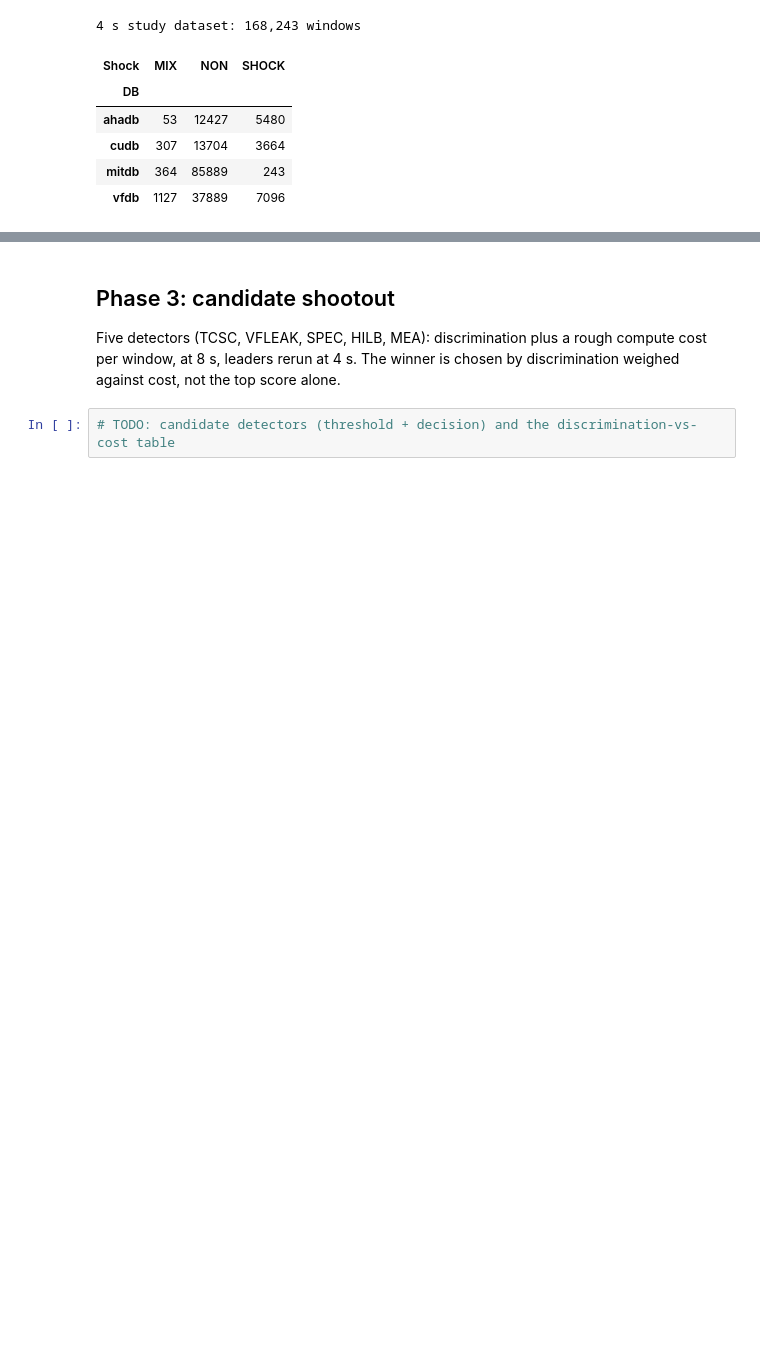
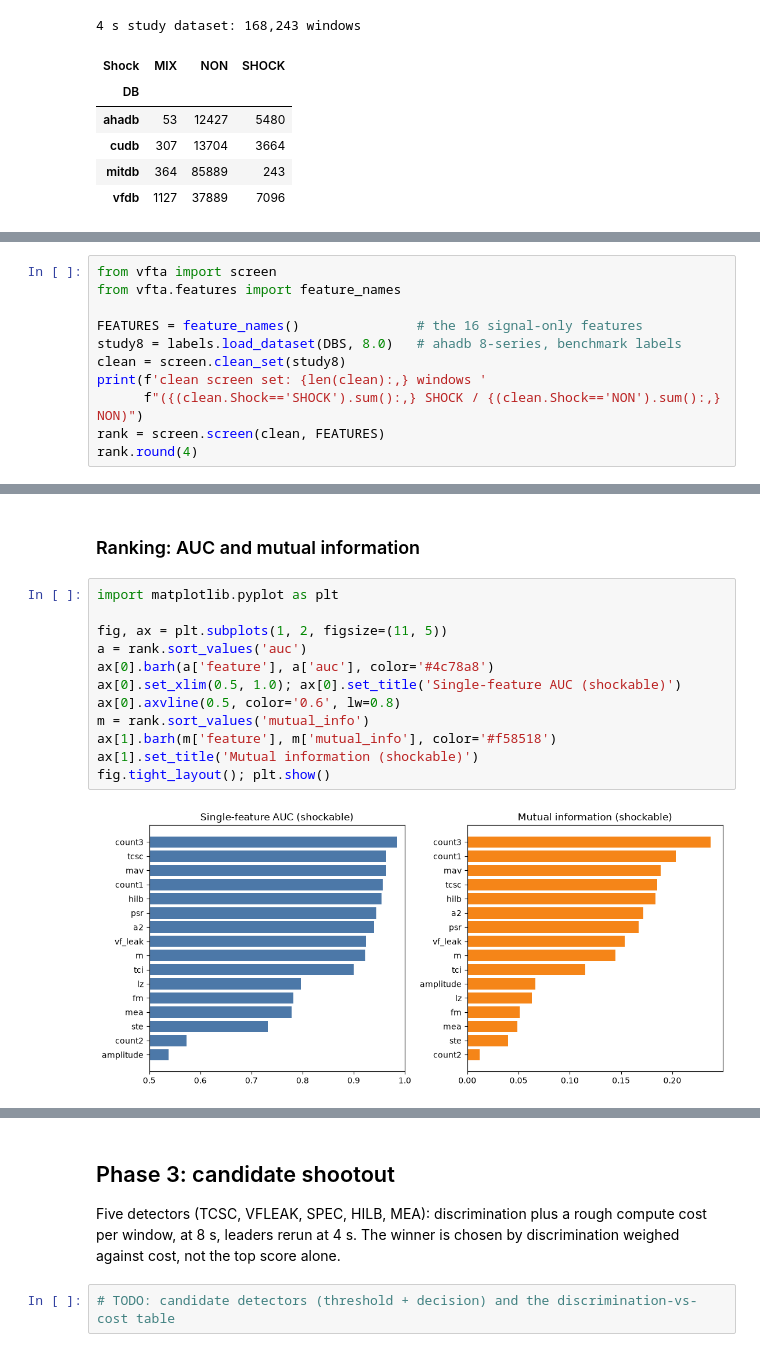
Before and after one commit to kbajalc/vfong, a Jupyter notebook: vfta/PIPELINE.ipynb, the cells around one changed output, grey strips where cells are left out. Drawn from its saved outputs; the diff is of its cells as text; blank space fills up the shorter version.

```diff
--- a/vfta/PIPELINE.ipynb
+++ b/vfta/PIPELINE.ipynb
@@ -230,0 +230,11 @@ heatmap. This confirms the two added candidates (HILB, MEA).
+# %%
+from vfta import screen
+from vfta.features import feature_names
+
+FEATURES = feature_names()               # the 16 signal-only features
+study8 = labels.load_dataset(DBS, 8.0)   # ahadb 8-series, benchmark labels
+clean = screen.clean_set(study8)
+print(f'clean screen set: {len(clean):,} windows '
+      f"({(clean.Shock=='SHOCK').sum():,} SHOCK / {(clean.Shock=='NON').sum():,} NON)")
+rank = screen.screen(clean, FEATURES)
+rank.round(4)
@@ -230,0 +260,16 @@ heatmap. This confirms the two added candidates (HILB, MEA).
+# %% [markdown]
+### Ranking: AUC and mutual information
+# %%
+import matplotlib.pyplot as plt
+
+fig, ax = plt.subplots(1, 2, figsize=(11, 5))
+a = rank.sort_values('auc')
+ax[0].barh(a['feature'], a['auc'], color='#4c78a8')
+ax[0].set_xlim(0.5, 1.0); ax[0].set_title('Single-feature AUC (shockable)')
+ax[0].axvline(0.5, color='0.6', lw=0.8)
+m = rank.sort_values('mutual_info')
+ax[1].barh(m['feature'], m['mutual_info'], color='#f58518')
+ax[1].set_title('Mutual information (shockable)')
+fig.tight_layout(); plt.show()
+# %% [output]
+[figure, added]
```
Also changed, not shown: parts of 6 cells of this notebook, 1 other file.
